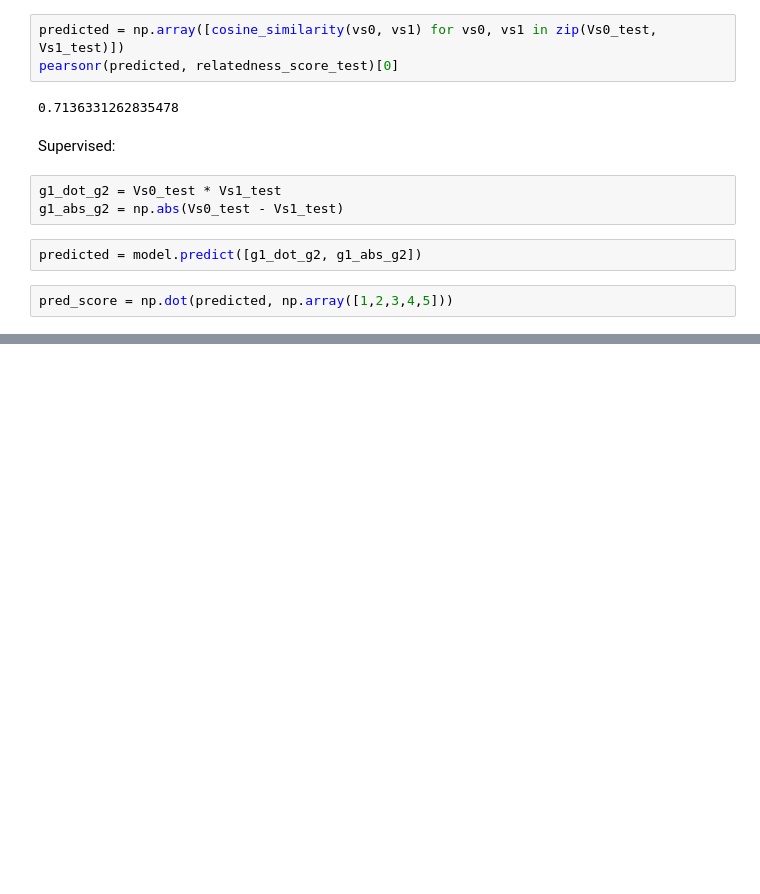
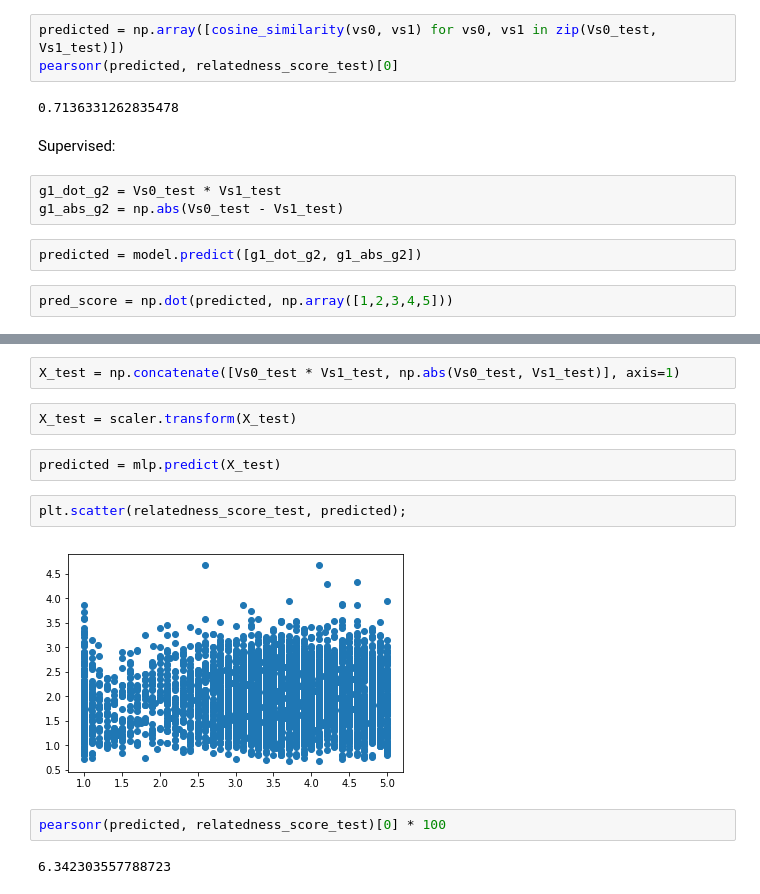
Before and after one commit to jorisvandenbossche/wordembeddings, a Jupyter notebook: sts_sick_supervized.ipynb, the cells around one changed output, grey strips where cells are left out. Cells and saved outputs as stored; diff of their text form; blank space fills up the shorter version.

```diff
--- a/sts_sick_supervized.ipynb
+++ b/sts_sick_supervized.ipynb
@@ -249,0 +293,14 @@ pearsonr(pred_score, relatedness_score_test)[0] * 100
+# %%
+X_test = np.concatenate([Vs0_test * Vs1_test, np.abs(Vs0_test, Vs1_test)], axis=1)
+# %%
+X_test = scaler.transform(X_test)
+# %%
+predicted = mlp.predict(X_test)
+# %%
+plt.scatter(relatedness_score_test, predicted);
+# %% [output]
+[figure, added]
+# %%
+pearsonr(predicted, relatedness_score_test)[0] * 100
+# %% [output]
+6.342303557788723
```
Also changed, not shown: parts of 35 cells of this notebook.
